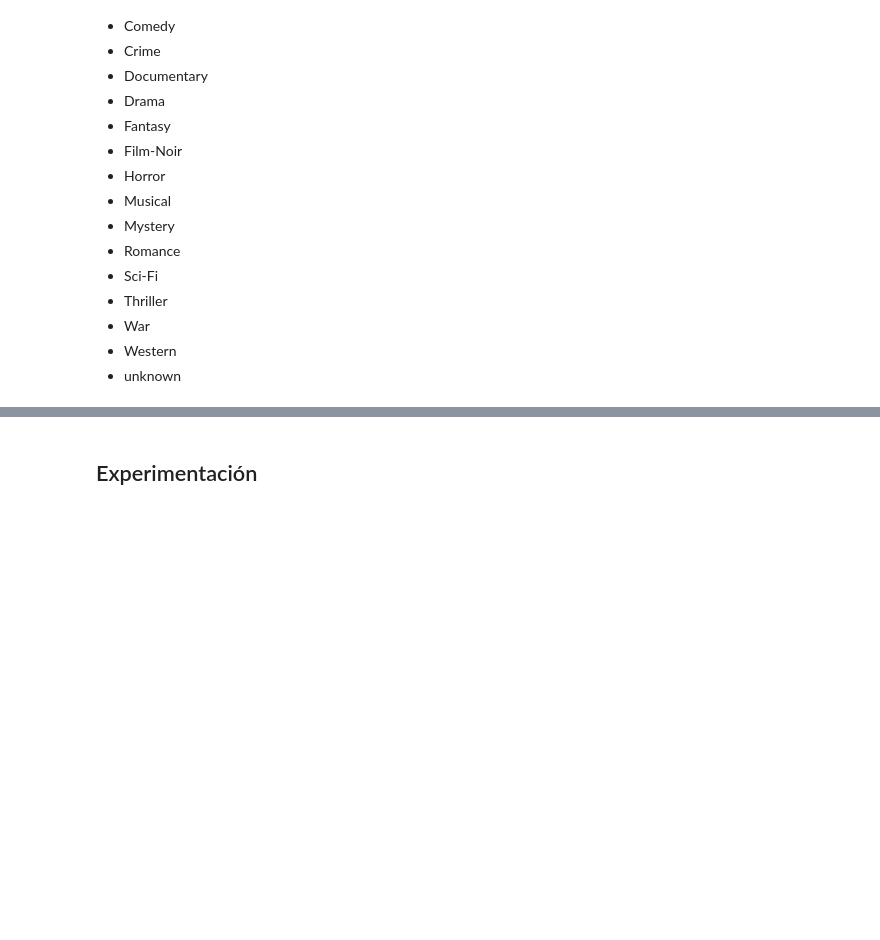
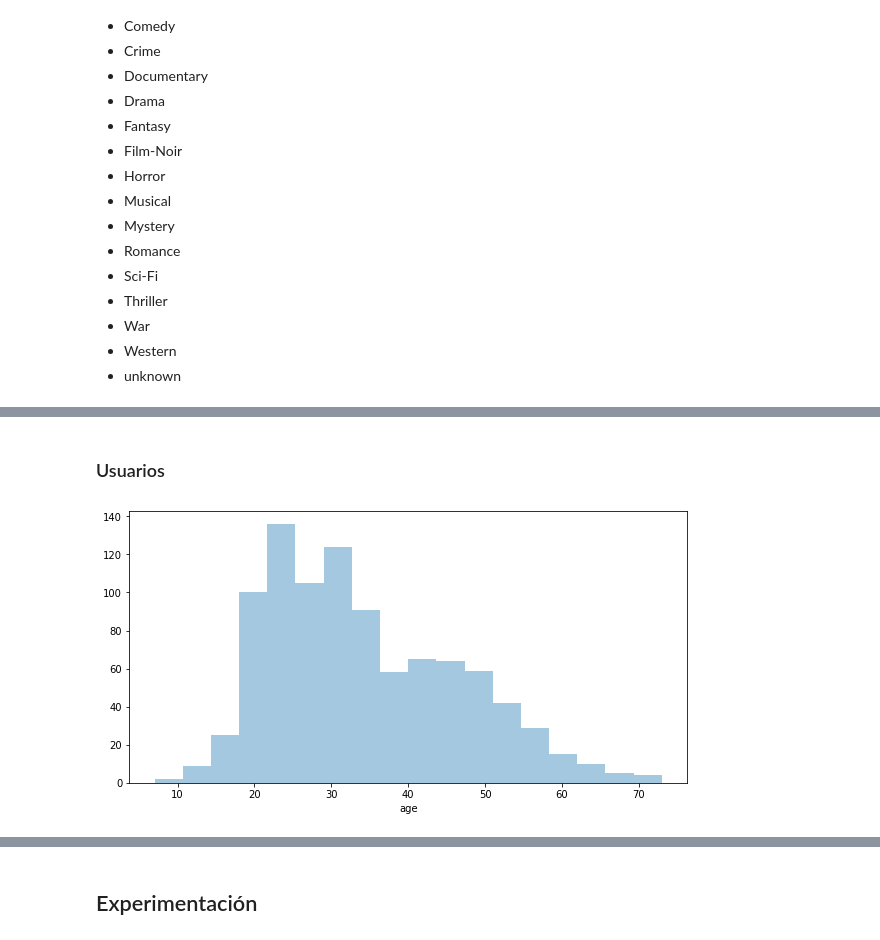
Before and after one commit to UribeAlejandro/Acamica_Curso_DS, a Jupyter notebook: 6_SistemaRecomendacion_Peliculas/Mov_Recom_Sys.ipynb, the cells around one changed output, grey strips where cells are left out. Drawn from its saved outputs; the diff is of its cells as text; code cells hidden in the pictures; blank space fills up the shorter version.

```diff
--- a/6_SistemaRecomendacion_Peliculas/Mov_Recom_Sys.ipynb
+++ b/6_SistemaRecomendacion_Peliculas/Mov_Recom_Sys.ipynb
@@ -20,3 +48,6 @@ Cada línea representa el rating para una película para un usuario. Los ratings
 Cada línea del archivo representa un usuario. Se incluye información demográfica. El formato es:
 
 `user id | age | gender | occupation | zip code`
+# %%
+users = pd.read_csv('./dataset/ml-100k/u.user', delimiter='|', names=['user_id', 'age', 'gender', 'occupation', 'zip_code'])
+users.dropna(inplace = True)
@@ -52,0 +132,8 @@ Las columnas con los generos son binarias indicando la presencia o ausencia de c
+# %% [markdown]
+### Usuarios
+# %%
+plt.figure(figsize=(10,5))
+sns.distplot(users['age'],kde=False)
+plt.show()
+# %% [output]
+[figure, added]
```
Also changed, not shown: parts of 37 cells of this notebook, 2 other files.
